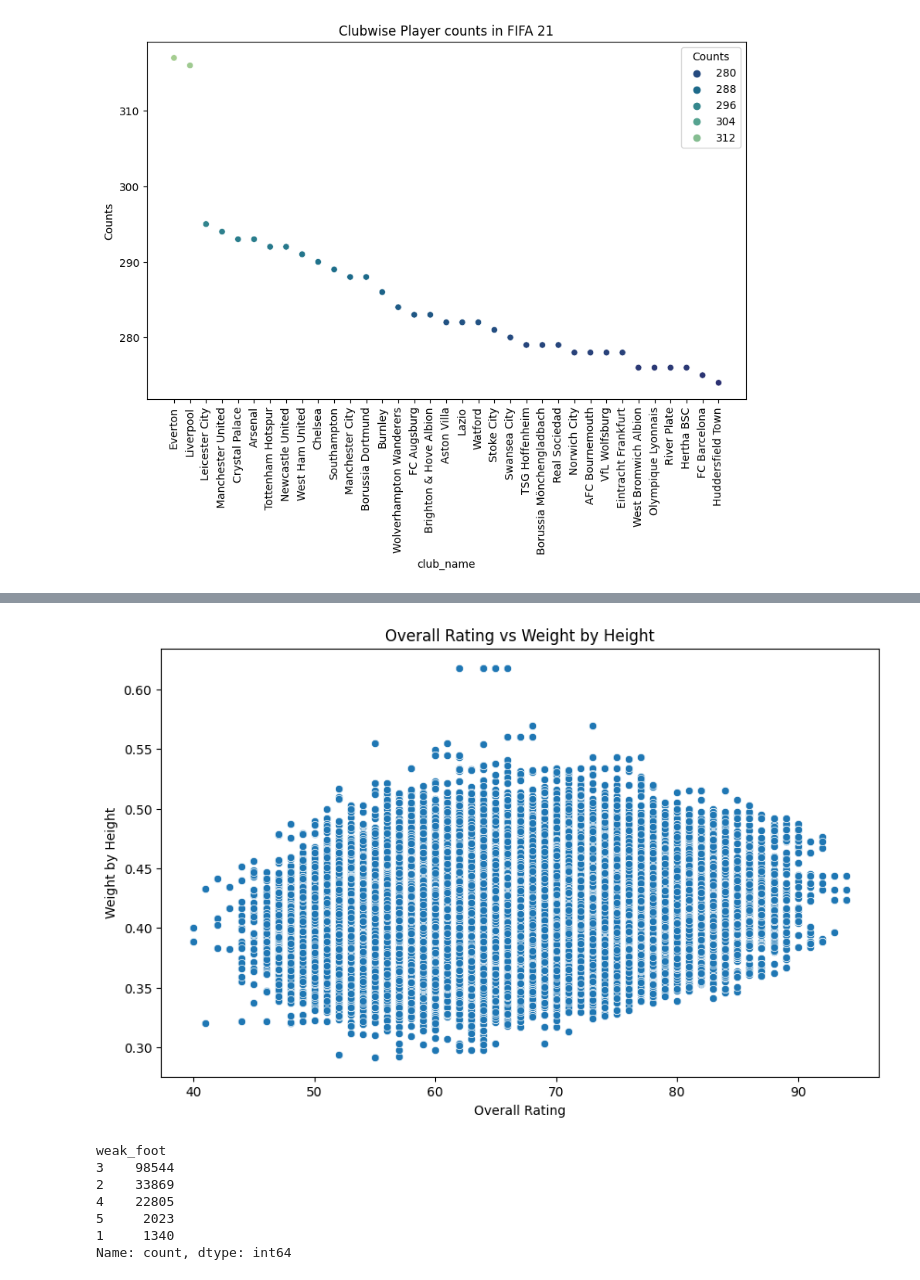
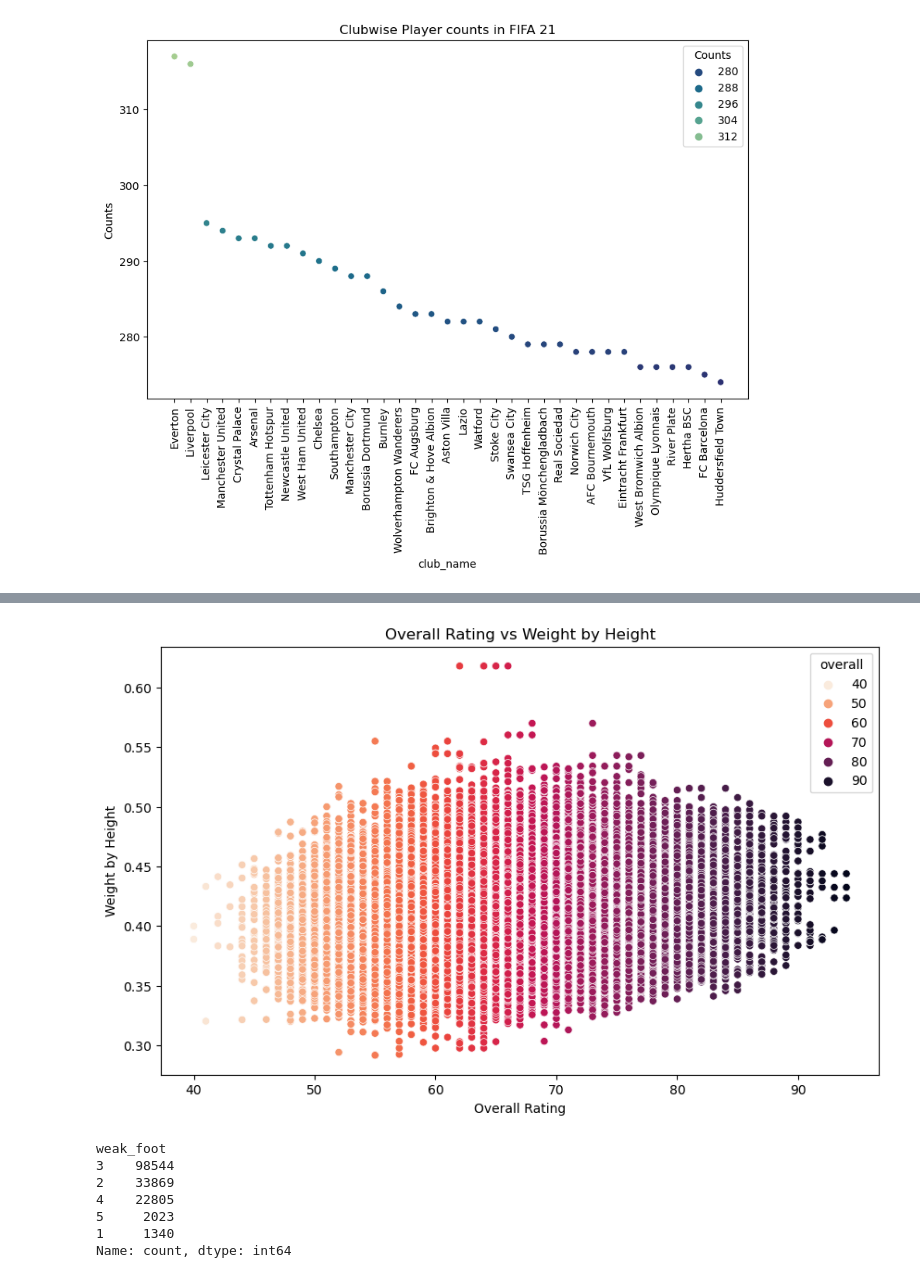
Before and after one commit to AliHashish/FIFA_Players_Analysis, a Jupyter notebook: EDA.ipynb, the cells around one changed output, grey strips where cells are left out. Drawn from its saved outputs; the diff is of its cells as text; code cells hidden in the pictures.

```diff
--- a/EDA.ipynb
+++ b/EDA.ipynb
@@ -201,20 +201,20 @@ plt.show()
 # %%
 # No useful information can be extracted from the plot
 # plot overall vs weight divided by height
 df['weight_by_height'] = df['weight_kg'] / df['height_cm']
 plt.figure(figsize=(10, 6))
-sns.scatterplot(x='overall', y='weight_by_height', data=df, palette='rocket_r')
+sns.scatterplot(x='overall', y='weight_by_height', data=df, palette='rocket_r', hue= 'overall')
 plt.title('Overall Rating vs Weight by Height')
 plt.xlabel('Overall Rating')
 plt.ylabel('Weight by Height')
 plt.show()
 
 # drop the column
 df = df.drop(columns = ['weight_by_height'])
 
 # people with overall > 90, are usually between 0.35 and 0.5
 # %% [output]
-[figure, old version]
+[figure, new version]
 # %%
 df['weak_foot'].value_counts()
 # %% [output]
```
Also changed, not shown: parts of 6 cells of this notebook, 1 other file.
